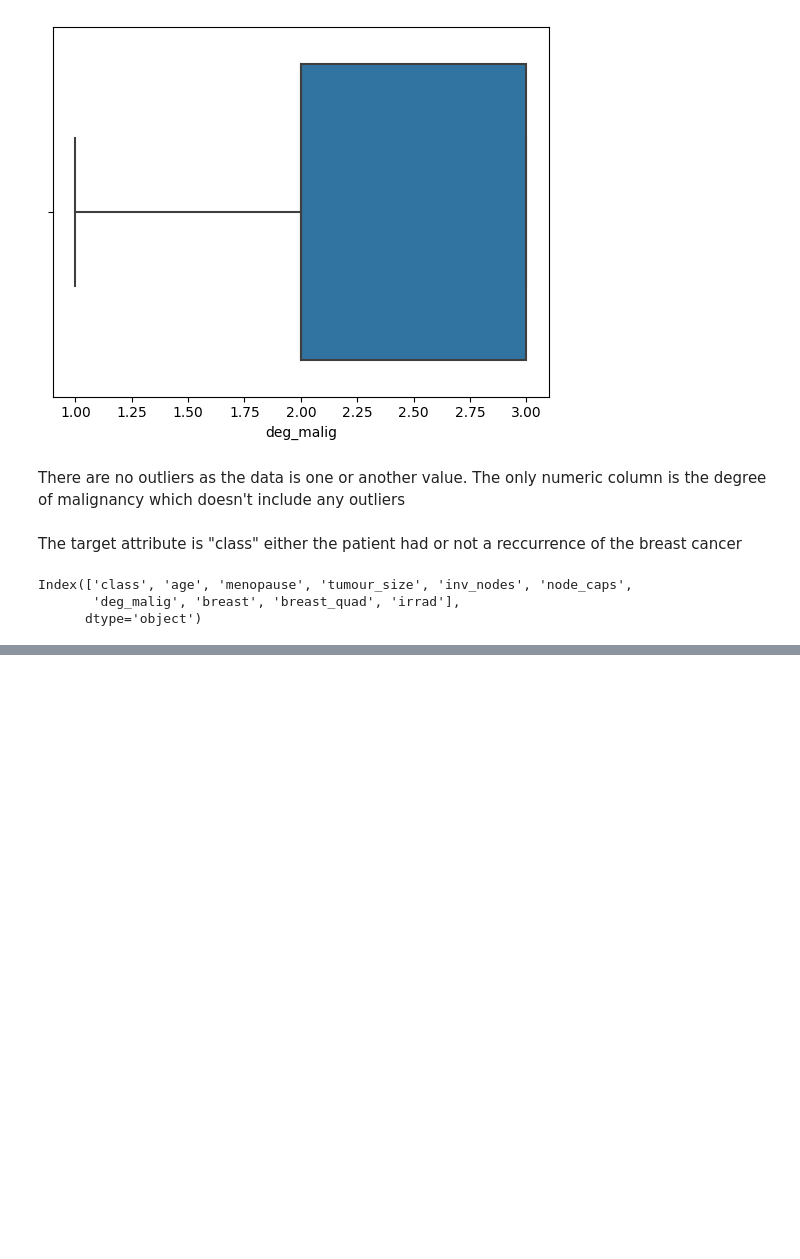
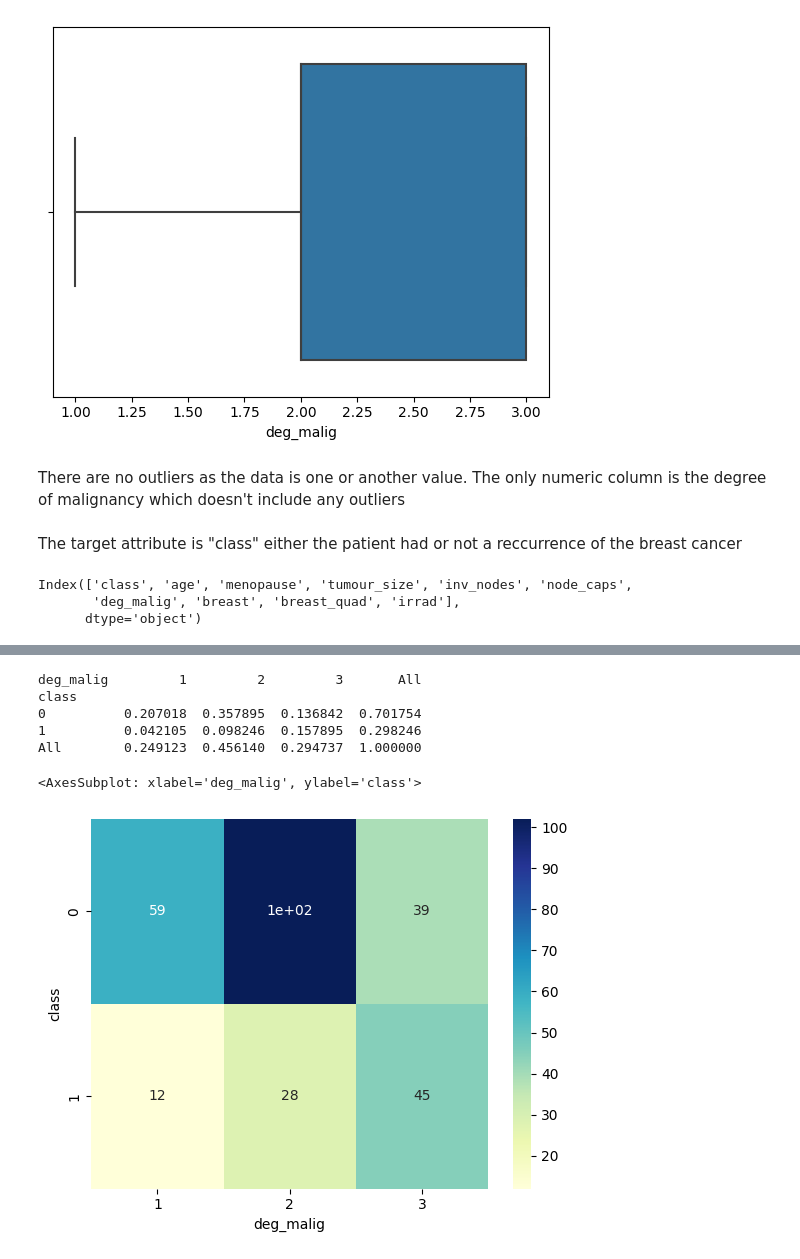
Before and after one commit to daniocionini/Prediction-Model-Breast-Cancer-Recurrence, a Jupyter notebook: pred-breast-cancer-recc.ipynb, the cells around one changed output, grey strips where cells are left out. Cells and saved outputs as stored; diff of their text form; code cells hidden in the pictures; blank space fills up the shorter version.

```diff
--- a/pred-breast-cancer-recc.ipynb
+++ b/pred-breast-cancer-recc.ipynb
@@ -228,0 +260,20 @@ sns.heatmap(data.corr(), cmap='BrBG', annot=True, linewidth=.5)
+# %%
+tab1 = pd.crosstab(
+    data['class'],
+    data['deg_malig'],
+    margins=True,
+    normalize=True,
+)
+
+print(tab1)
+# %% [output]
+deg_malig         1         2         3       All
+class
+0          0.207018  0.357895  0.136842  0.701754
+1          0.042105  0.098246  0.157895  0.298246
+All        0.249123  0.456140  0.294737  1.000000
+# %%
+sns.heatmap(pd.crosstab(data['class'], data['deg_malig']), cmap="YlGnBu", annot=True)
+# %% [output]
+<AxesSubplot: xlabel='deg_malig', ylabel='class'>
+[figure, added]
```
Also changed, not shown: parts of 29 cells of this notebook, 3 other files.
